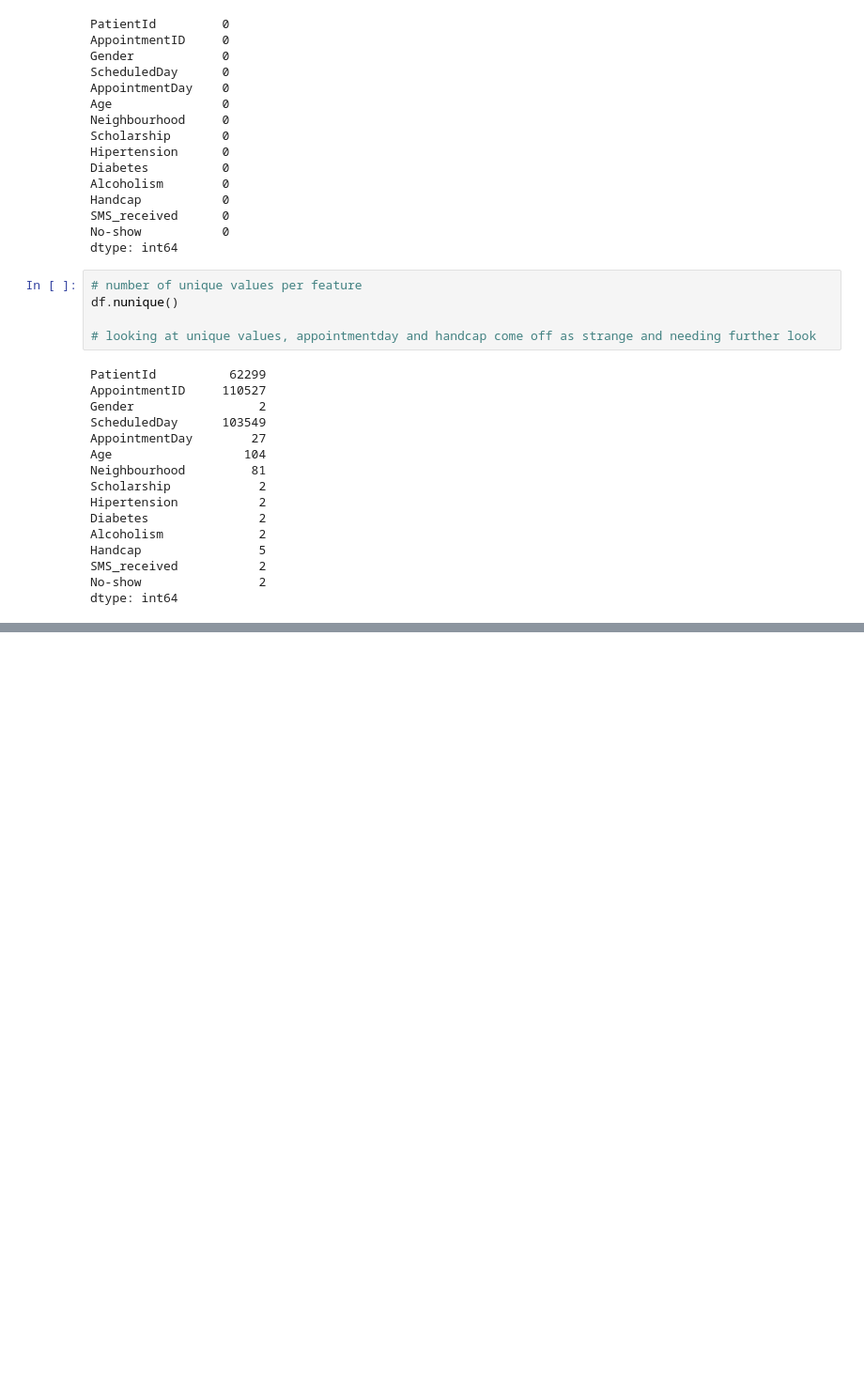
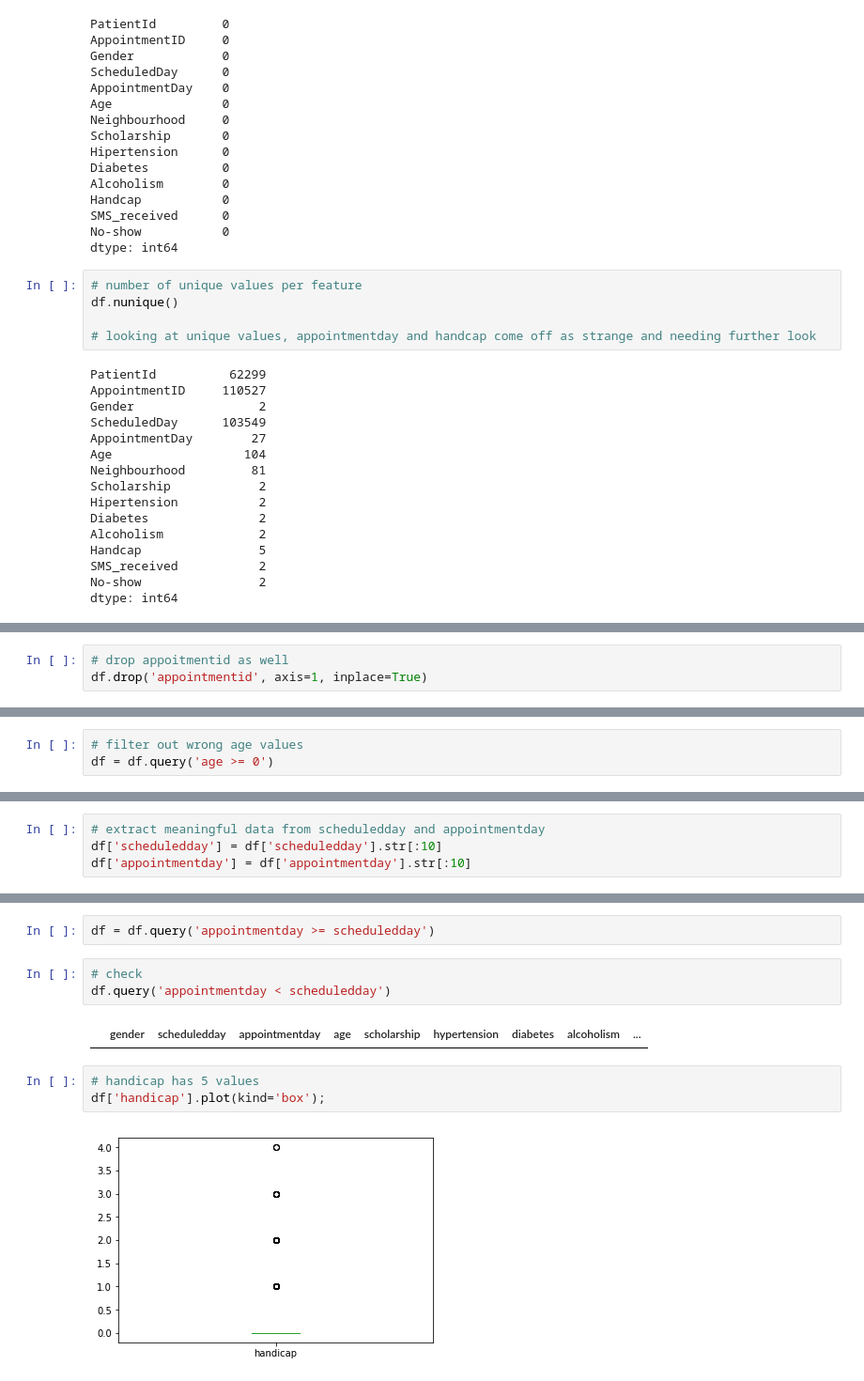
Before and after one commit to abdiganiaden/no_show_dataset_analysis, a Jupyter notebook: now_show_analysis.ipynb, the cells around one changed output, grey strips where cells are left out. Shown at 94% size. Cells and saved outputs as stored; diff of their text form; blank space fills up the shorter version.

```diff
--- a/now_show_analysis.ipynb
+++ b/now_show_analysis.ipynb
@@ -104,0 +122,3 @@ dtype: int64
+# %%
+# drop appoitmentid as well
+df.drop('appointmentid', axis=1, inplace=True)
@@ -104,0 +146,3 @@ dtype: int64
+# %%
+# filter out wrong age values
+df = df.query('age >= 0')
@@ -104,0 +162,4 @@ dtype: int64
+# %%
+# extract meaningful data from scheduledday and appointmentday
+df['scheduledday'] = df['scheduledday'].str[:10]
+df['appointmentday'] = df['appointmentday'].str[:10]
@@ -104,0 +184,12 @@ dtype: int64
+# %%
+df = df.query('appointmentday >= scheduledday')
+# %%
+# check
+df.query('appointmentday < scheduledday')
+# %% [output]
+|  | gender | scheduledday | appointmentday | age | scholarship | hypertension | diabetes | alcoholism | ... |
+# %%
+# handicap has 5 values
+df['handicap'].plot(kind='box');
+# %% [output]
+[figure, added]
```
Also changed, not shown: parts of 12 cells of this notebook, 1 other file.
